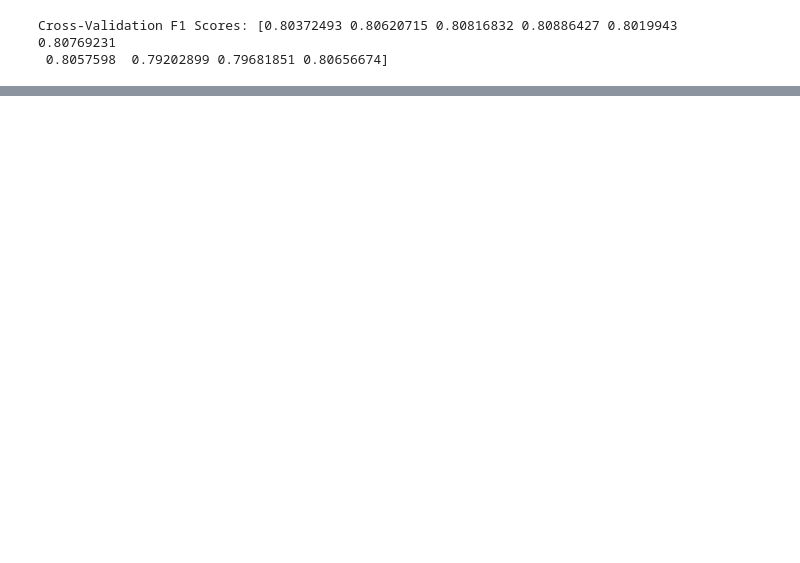
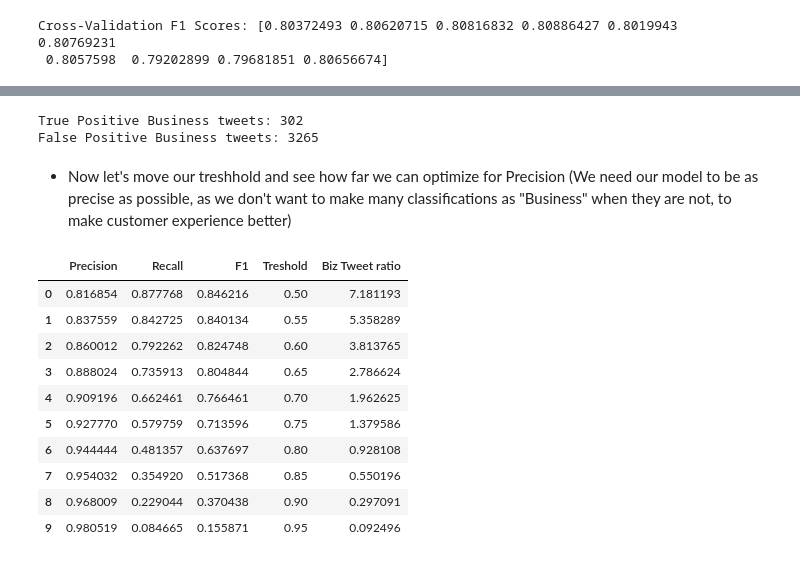
Before and after one commit to Folongton/NLP-Tweet-Classification, a Jupyter notebook: P4-NLP-Tweet-Classification.ipynb, the cells around one changed output, grey strips where cells are left out. Drawn from its saved outputs; the diff is of its cells as text; code cells hidden in the pictures; blank space fills up the shorter version.

```diff
--- a/P4-NLP-Tweet-Classification.ipynb
+++ b/P4-NLP-Tweet-Classification.ipynb
@@ -642,0 +721,37 @@ print(f'Precision, Recall, F1: {prf1}')
+# %%
+cm = confusion_matrix(y_test, y_pred, labels=first_run_lg.classes_)
+TP_biz_tweets = cm[1][1]
+FP_biz_tweets = cm[1][0]
+print(f'True Positive Business tweets: {TP_biz_tweets}')
+print(f'False Positive Business tweets: {FP_biz_tweets}')
+# %% [output]
+True Positive Business tweets: 302
+False Positive Business tweets: 3265
+# %% [markdown]
+* Now let's move our treshhold and see how far we can optimize for Precision (We need our model to be as precise as possible, as we don't want to make many classifications as "Business" when they are not, to make customer experience better)
+# %%
+df = pd.DataFrame(columns=['Precision', 'Recall', 'F1', 'Treshold'])
+for treshold in np.arange(0.5, 1, 0.05):
+    y_pred = (first_run_lg.predict_proba(X_test)[:, 1] >= treshold).astype(int)
+    prf1 = precision_recall_fscore_support(y_test, y_pred, average='binary')
+
+    cm = confusion_matrix(y_test, y_pred, labels=first_run_lg.classes_)
+    TP_biz_tweets = cm[1][1]
+    FP_biz_tweets = cm[1][0]
+    tru_biz_to_false_biz = TP_biz_tweets / FP_biz_tweets
+    # build a dataframe with Precision, Recall, F1, Treshold
+    data = {'Precision': prf1[0], 'Recall': prf1[1], 'F1': prf1[2], 'Treshold': treshold, 'Biz Tweet ratio': tru_biz_to_false_biz}
+    df = pd.concat([df, pd.DataFrame(data, index=[0])], ignore_index=True)
+df
+# %% [output]
+|  | Precision | Recall | F1 | Treshold | Biz Tweet ratio |
+| 0 | 0.816854 | 0.877768 | 0.846216 | 0.50 | 7.181193 |
+| 1 | 0.837559 | 0.842725 | 0.840134 | 0.55 | 5.358289 |
+| 2 | 0.860012 | 0.792262 | 0.824748 | 0.60 | 3.813765 |
+| 3 | 0.888024 | 0.735913 | 0.804844 | 0.65 | 2.786624 |
+| 4 | 0.909196 | 0.662461 | 0.766461 | 0.70 | 1.962625 |
+| 5 | 0.927770 | 0.579759 | 0.713596 | 0.75 | 1.379586 |
+| 6 | 0.944444 | 0.481357 | 0.637697 | 0.80 | 0.928108 |
+| 7 | 0.954032 | 0.354920 | 0.517368 | 0.85 | 0.550196 |
+| 8 | 0.968009 | 0.229044 | 0.370438 | 0.90 | 0.297091 |
+| 9 | 0.980519 | 0.084665 | 0.155871 | 0.95 | 0.092496 |
```
Also changed, not shown: parts of 15 cells of this notebook, 1 other file.
